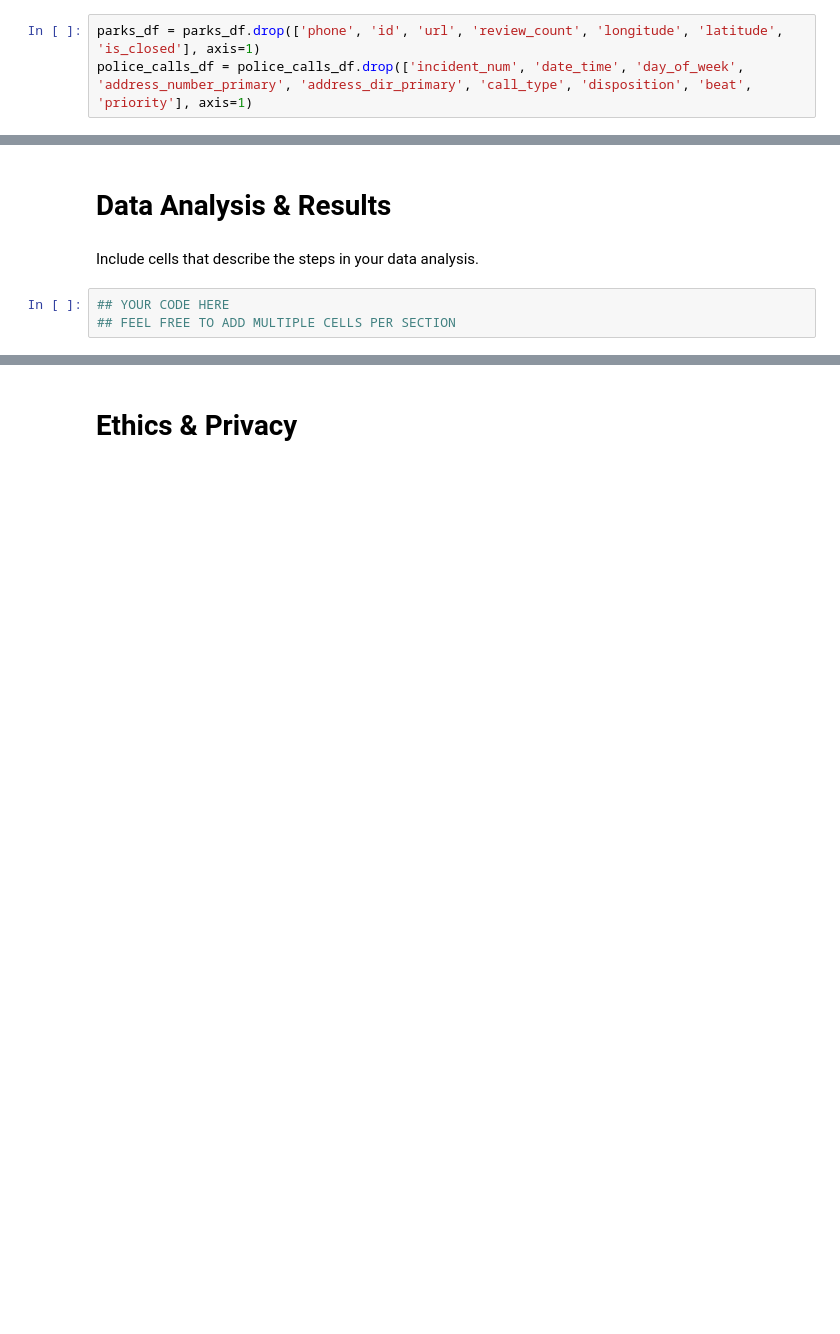
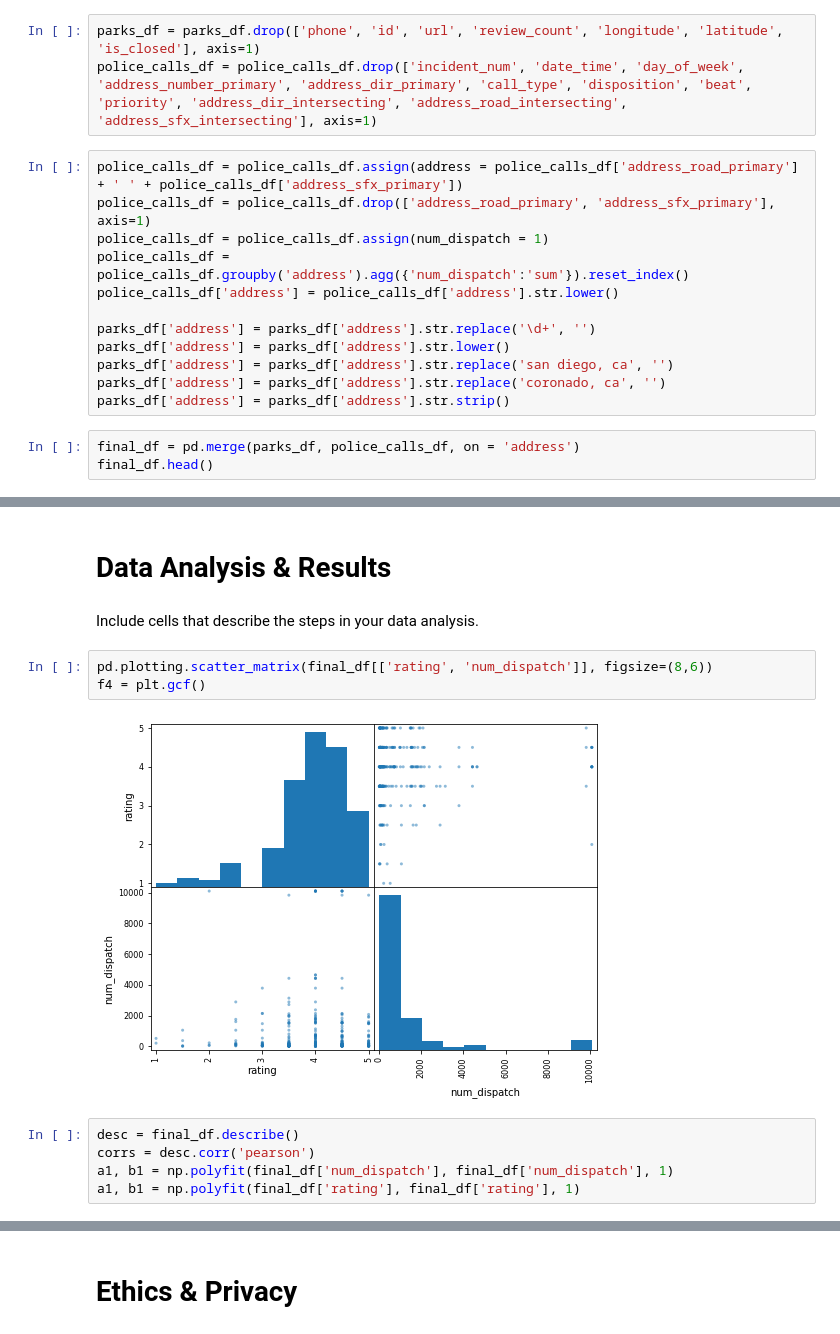
Before and after one commit to michaelbaluja/individual_fa20, a Jupyter notebook: final_project/FinalProject_GH.ipynb, the cells around one changed output, grey strips where cells are left out. Saved outputs shown, nothing was run; the diff lists cells and outputs as text; blank space fills up the shorter version.

```diff
--- a/final_project/FinalProject_GH.ipynb
+++ b/final_project/FinalProject_GH.ipynb
@@ -72,4 +72,19 @@ police_calls_df = pd.read_csv('C:\\Users\\gcorp\\OneDrive\\Documents\\GitHub\\in
 Describe your data cleaning steps here.
 # %%
 parks_df = parks_df.drop(['phone', 'id', 'url', 'review_count', 'longitude', 'latitude', 'is_closed'], axis=1)
-police_calls_df = police_calls_df.drop(['incident_num', 'date_time', 'day_of_week', 'address_number_primary', 'address_dir_primary', 'call_type', 'disposition', 'beat', 'priority'], axis=1)
+police_calls_df = police_calls_df.drop(['incident_num', 'date_time', 'day_of_week', 'address_number_primary', 'address_dir_primary', 'call_type', 'disposition', 'beat', 'priority', 'address_dir_intersecting', 'address_road_intersecting', 'address_sfx_intersecting'], axis=1)
+# %%
+police_calls_df = police_calls_df.assign(address = police_calls_df['address_road_primary'] + ' ' + police_calls_df['address_sfx_primary'])
+police_calls_df = police_calls_df.drop(['address_road_primary', 'address_sfx_primary'], axis=1)
+police_calls_df = police_calls_df.assign(num_dispatch = 1)
+police_calls_df = police_calls_df.groupby('address').agg({'num_dispatch':'sum'}).reset_index()
+police_calls_df['address'] = police_calls_df['address'].str.lower()
+
+parks_df['address'] = parks_df['address'].str.replace('\d+', '')
+parks_df['address'] = parks_df['address'].str.lower()
+parks_df['address'] = parks_df['address'].str.replace('san diego, ca', '')
+parks_df['address'] = parks_df['address'].str.replace('coronado, ca', '')
+parks_df['address'] = parks_df['address'].str.strip()
+# %%
+final_df = pd.merge(parks_df, police_calls_df, on = 'address')
+final_df.head()
@@ -77,6 +99,13 @@ police_calls_df = police_calls_df.drop(['incident_num', 'date_time', 'day_of_wee
 # Data Analysis & Results
 # %% [markdown]
 Include cells that describe the steps in your data analysis.
-# %%
-## YOUR CODE HERE
-## FEEL FREE TO ADD MULTIPLE CELLS PER SECTION
+# %%
+pd.plotting.scatter_matrix(final_df[['rating', 'num_dispatch']], figsize=(8,6))
+f4 = plt.gcf()
+# %% [output]
+[figure, added]
+# %%
+desc = final_df.describe()
+corrs = desc.corr('pearson')
+a1, b1 = np.polyfit(final_df['num_dispatch'], final_df['num_dispatch'], 1)
+a1, b1 = np.polyfit(final_df['rating'], final_df['rating'], 1)
```
Also changed, not shown: parts of 2 cells of this notebook.
